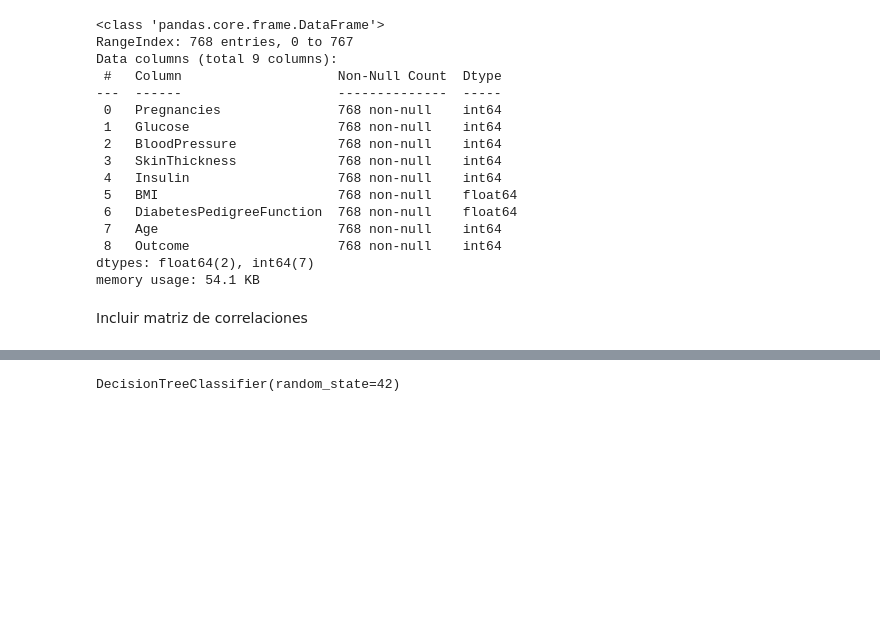
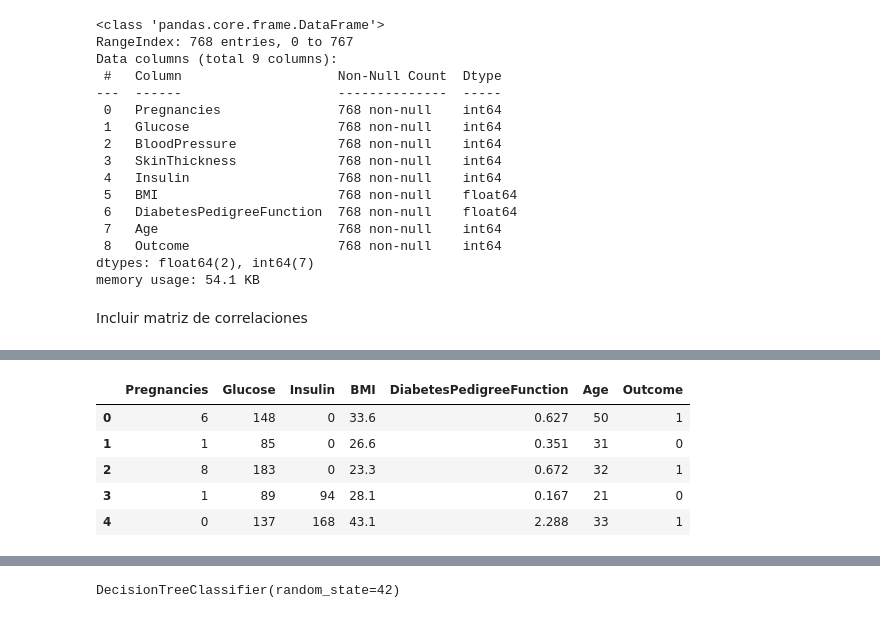
Before and after one commit to diegomacaya/arbol_de_decision, a Jupyter notebook: src/explore.ipynb, the cells around one changed output, grey strips where cells are left out. Saved outputs shown, nothing was run; the diff lists cells and outputs as text; code cells hidden in the pictures; blank space fills up the shorter version.

```diff
--- a/src/explore.ipynb
+++ b/src/explore.ipynb
@@ -39,3 +51,13 @@ Incluir matriz de correlaciones
+# %%
+df.drop(["BloodPressure", "SkinThickness"], axis = 1, inplace = True)
+df.head()
+# %% [output]
+|  | Pregnancies | Glucose | Insulin | BMI | DiabetesPedigreeFunction | Age | Outcome |
+| 0 | 6 | 148 | 0 | 33.6 | 0.627 | 50 | 1 |
+| 1 | 1 | 85 | 0 | 26.6 | 0.351 | 31 | 0 |
+| 2 | 8 | 183 | 0 | 23.3 | 0.672 | 32 | 1 |
+| 3 | 1 | 89 | 94 | 28.1 | 0.167 | 21 | 0 |
+| 4 | 0 | 137 | 168 | 43.1 | 2.288 | 33 | 1 |
 # %%
 # No es necesario normalizar las variables para entrenar este modelo
 
```
Also changed, not shown: parts of 9 cells of this notebook, 3 other files.
